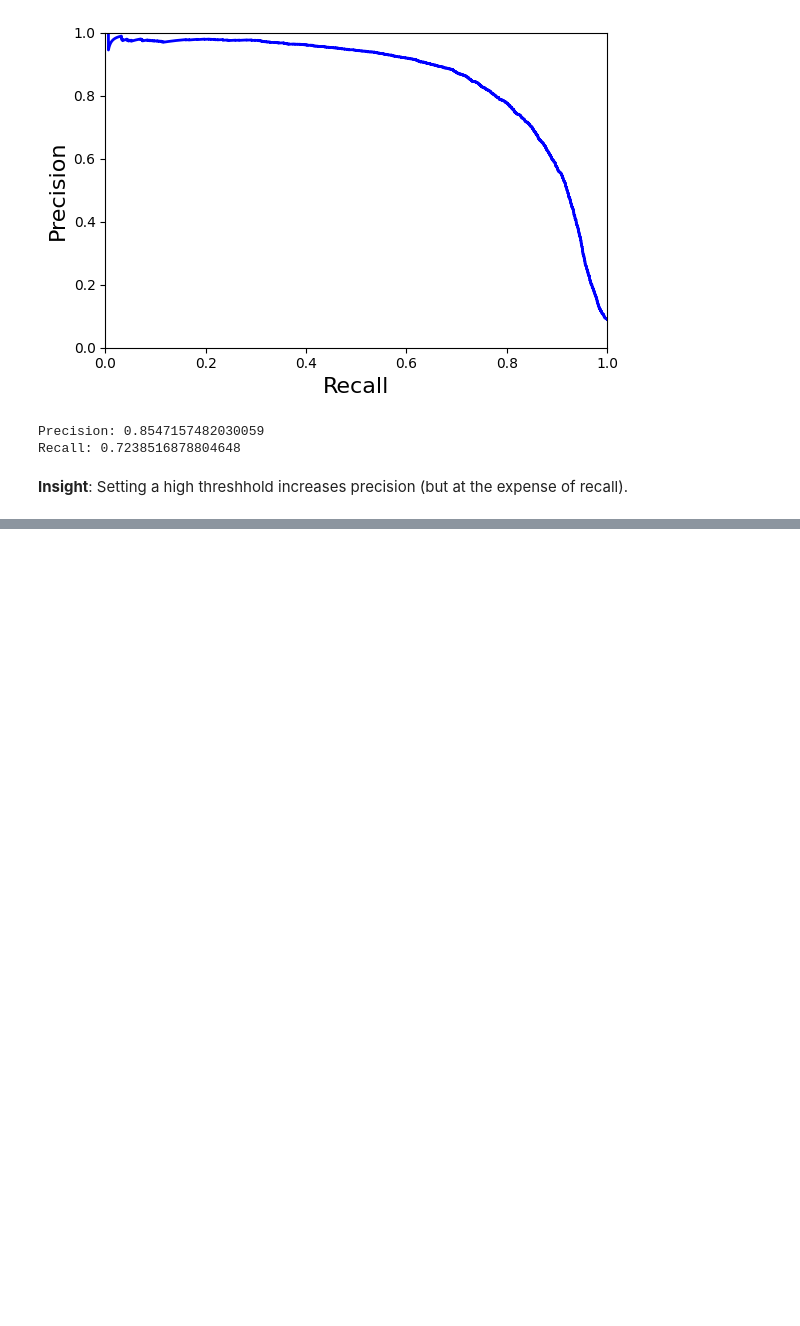
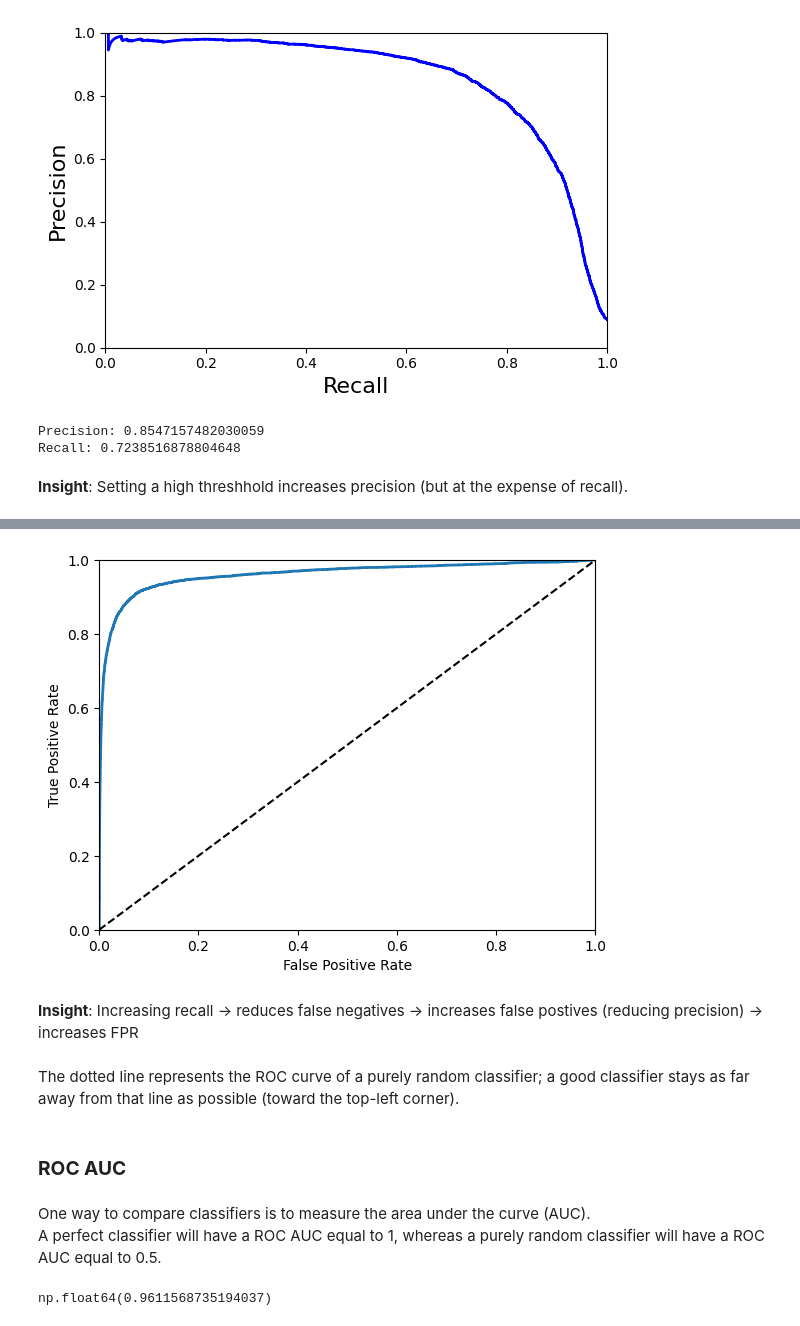
Before and after one commit to KarlMeierMattern/hands-on-ml, a Jupyter notebook: 02.classification.ipynb, the cells around one changed output, grey strips where cells are left out. Drawn from its saved outputs; the diff is of its cells as text; code cells hidden in the pictures; blank space fills up the shorter version.

```diff
--- a/02.classification.ipynb
+++ b/02.classification.ipynb
@@ -337,0 +349,31 @@ Recall: 0.7238516878804648
+# %%
+from sklearn.metrics import roc_curve
+
+fpr, tpr, thresholds = roc_curve(y_train_5, y_scores)
+# %%
+def plot_roc_curve(fpr, tpr, label=None):
+    plt.plot(fpr, tpr, linewidth=2, label=label)
+    plt.plot([0, 1], [0, 1], 'k--')
+    plt.axis([0, 1, 0, 1])
+    plt.xlabel('False Positive Rate')
+    plt.ylabel('True Positive Rate')
+
+plot_roc_curve(fpr, tpr)
+plt.show()
+# %% [output]
+[figure, added]
+# %% [markdown]
+**Insight**: Increasing recall -> reduces false negatives -> increases false postives (reducing precision) -> increases FPR
+# %% [markdown]
+The dotted line represents the ROC curve of a purely random classifier; a good classifier stays as far away from that line as possible (toward the top-left corner).
+# %% [markdown]
+### **ROC AUC**
+# %% [markdown]
+One way to compare classifiers is to measure the area under the curve (AUC).
+A perfect classifier will have a ROC AUC equal to 1, whereas a purely random classifier will have a ROC AUC equal to 0.5.
+# %%
+from sklearn.metrics import roc_auc_score
+
+roc_auc_score(y_train_5, y_scores)
+# %% [output]
+np.float64(0.9611568735194037)
```
Also changed, not shown: parts of 2 cells of this notebook.
